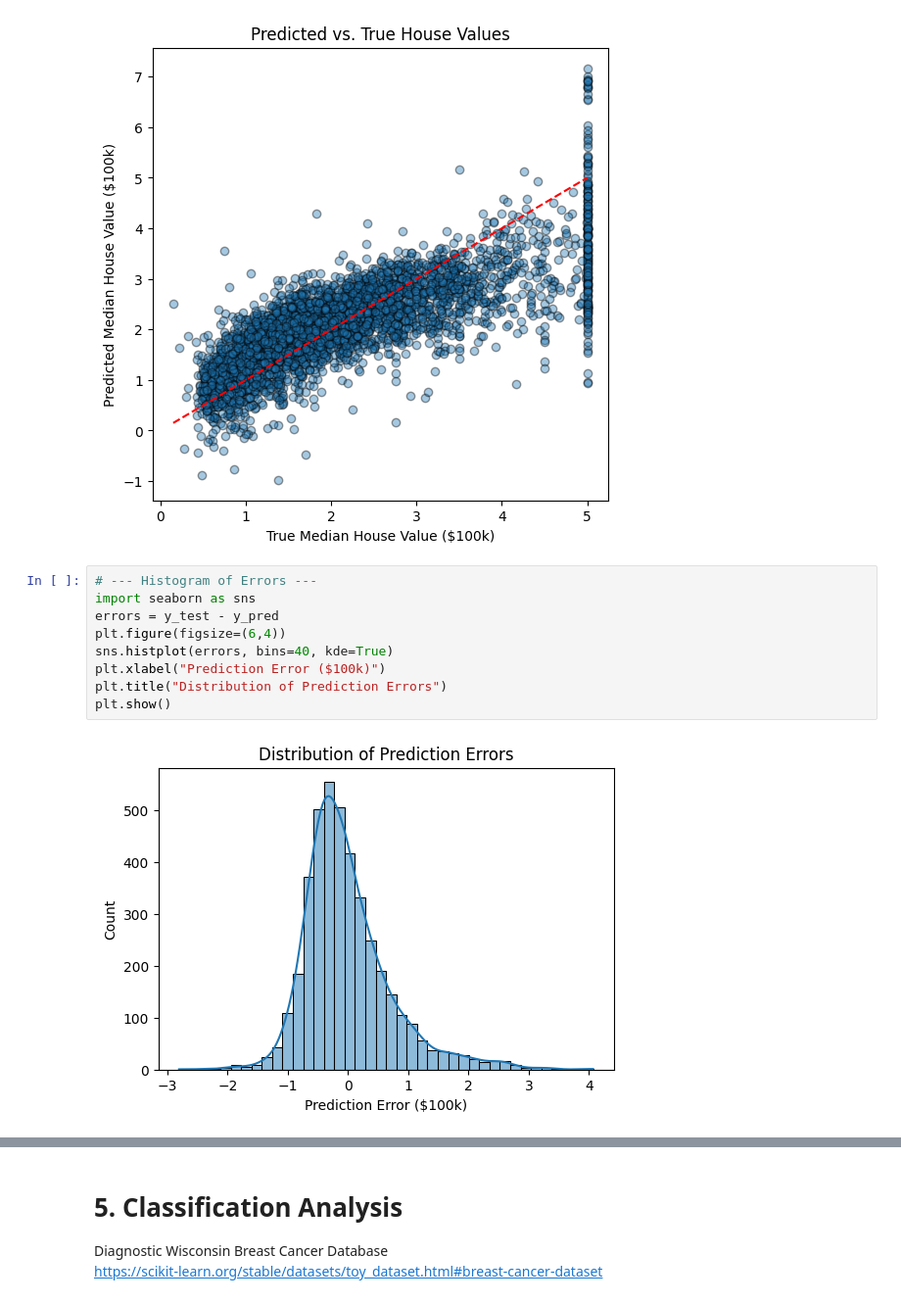
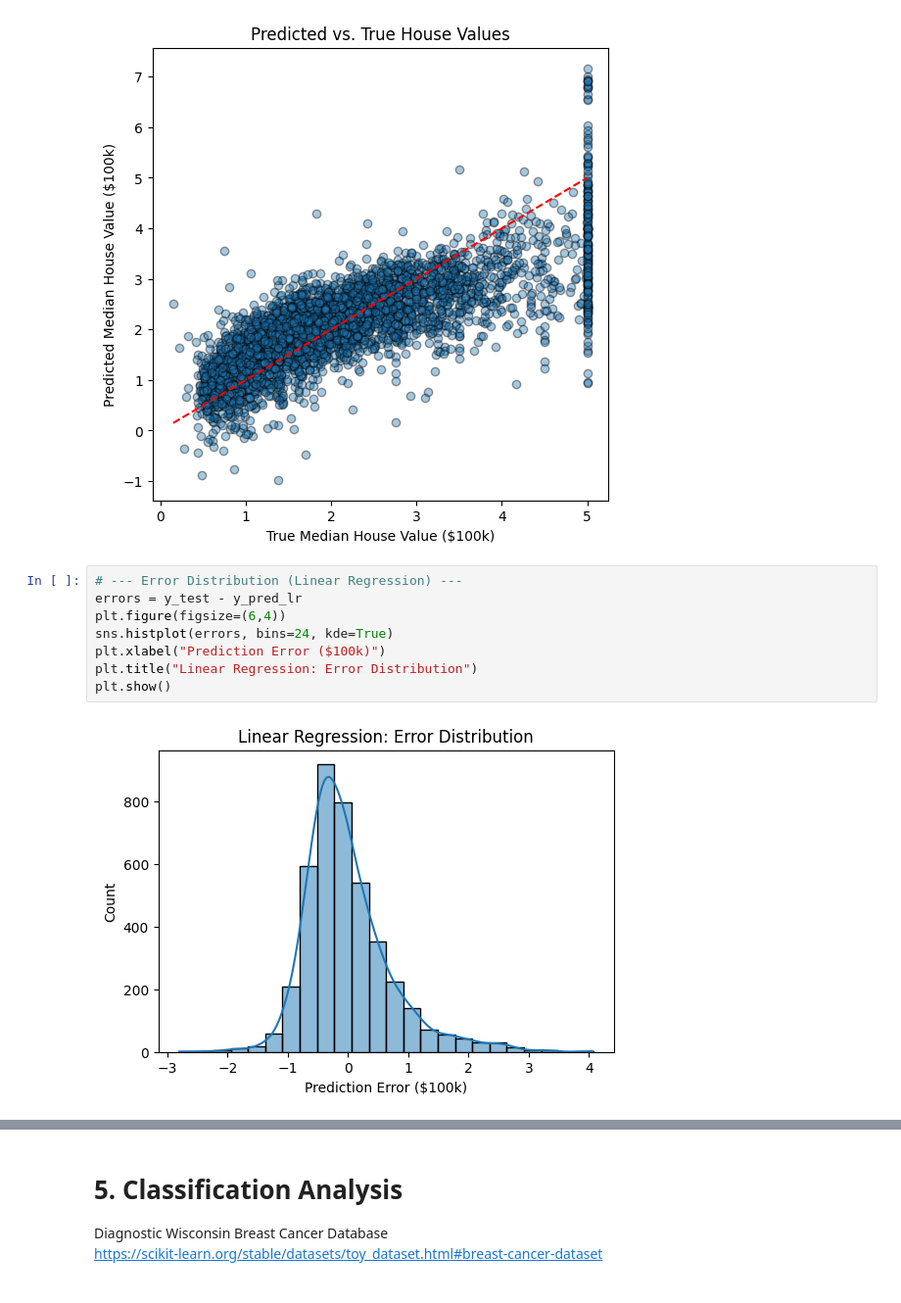
Before and after one commit to kayleepho/MATH-5750-Project-1, a Jupyter notebook: project1.ipynb, the cells around one changed output, grey strips where cells are left out. Shown at 98% size. Saved outputs shown, nothing was run; the diff lists cells and outputs as text.

```diff
--- a/project1.ipynb
+++ b/project1.ipynb
@@ -235,13 +255,12 @@ plt.show()
 # %% [output]
 [figure]
 # %%
-# --- Histogram of Errors ---
-import seaborn as sns
-errors = y_test - y_pred
+# --- Error Distribution (Linear Regression) ---
+errors = y_test - y_pred_lr
 plt.figure(figsize=(6,4))
-sns.histplot(errors, bins=40, kde=True)
+sns.histplot(errors, bins=24, kde=True)
 plt.xlabel("Prediction Error ($100k)")
-plt.title("Distribution of Prediction Errors")
+plt.title("Linear Regression: Error Distribution")
 plt.show()
 # %% [output]
-[figure, old version]
+[figure, new version]
```
Also changed, not shown: parts of 4 cells of this notebook.
